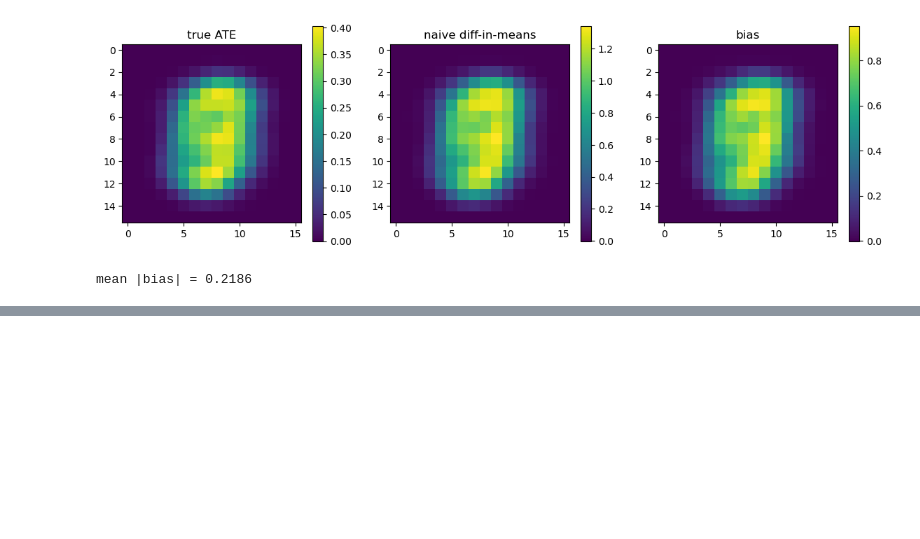
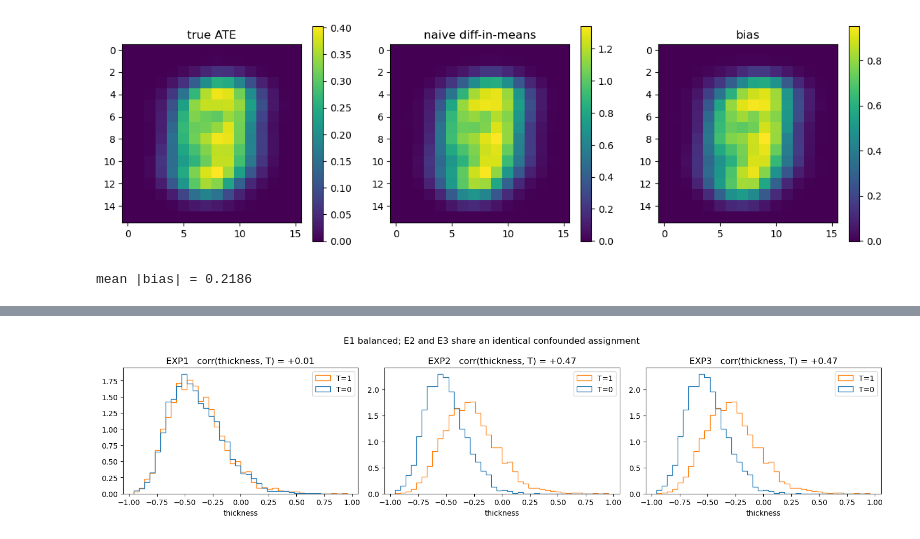
Before and after one commit to llaurabatt/frugal-flows, a Jupyter notebook: validation/exploring_morphomnist.ipynb, the cells around one changed output, grey strips where cells are left out. Cells and saved outputs as stored; diff of their text form; code cells hidden in the pictures; blank space fills up the shorter version.

```diff
--- a/validation/exploring_morphomnist.ipynb
+++ b/validation/exploring_morphomnist.ipynb
@@ -148,0 +249,13 @@ mean |bias| = 0.2186
+# %%
+fig, axes = plt.subplots(1, 3, figsize=(15, 3.6))
+for ax, (name, d) in zip(axes, exps.items()):
+    T = np.asarray(d["X"]).ravel().astype(bool)
+    ax.hist([d["THICKNESS"][~T], d["THICKNESS"][T]], bins=40,
+            label=["T=0", "T=1"], density=True, histtype="step")
+    r = np.corrcoef(d["THICKNESS"], T)[0, 1]
+    ax.set_title(f"{name.split('_', 1)[0].upper()}   corr(thickness, T) = {r:+.2f}")
+    ax.set_xlabel("thickness"); ax.legend()
+plt.suptitle("E1 balanced; E2 and E3 share an identical confounded assignment")
+plt.tight_layout(); plt.show()
+# %% [output]
+[figure, added]
```
Also changed, not shown: parts of 10 cells of this notebook, 5 other files.
